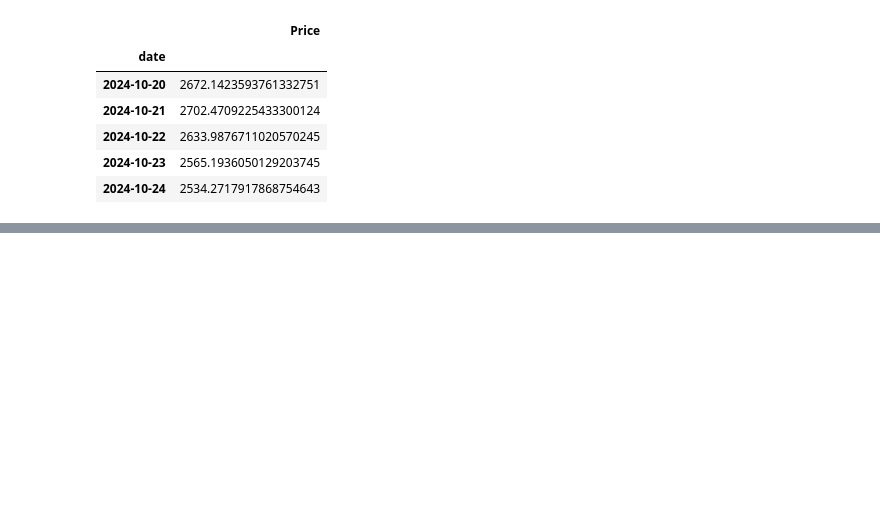
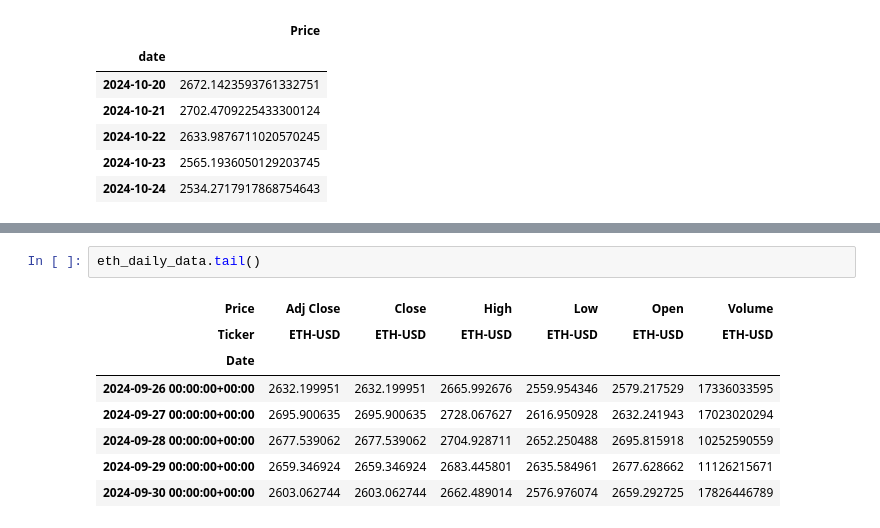
Before and after one commit to Xiaoke1982/FeiCryptoBacktest, a Jupyter notebook: notebooks/CoinGecko_data_generator_test.ipynb, the cells around one changed output, grey strips where cells are left out. Cells and saved outputs as stored; diff of their text form; blank space fills up the shorter version.

```diff
--- a/notebooks/CoinGecko_data_generator_test.ipynb
+++ b/notebooks/CoinGecko_data_generator_test.ipynb
@@ -290,0 +302,11 @@ ModuleNotFoundError: No module named 'yfinance'
+# %%
+eth_daily_data.tail()
+# %% [output]
+| Price | Adj Close | Close | High | Low | Open | Volume |
+| Ticker | ETH-USD | ETH-USD | ETH-USD | ETH-USD | ETH-USD | ETH-USD |
+| Date |  |  |  |  |  |  |
+| 2024-09-26 00:00:00+00:00 | 2632.199951 | 2632.199951 | 2665.992676 | 2559.954346 | 2579.217529 | 17336033595 |
+| 2024-09-27 00:00:00+00:00 | 2695.900635 | 2695.900635 | 2728.067627 | 2616.950928 | 2632.241943 | 17023020294 |
+| 2024-09-28 00:00:00+00:00 | 2677.539062 | 2677.539062 | 2704.928711 | 2652.250488 | 2695.815918 | 10252590559 |
+| 2024-09-29 00:00:00+00:00 | 2659.346924 | 2659.346924 | 2683.445801 | 2635.584961 | 2677.628662 | 11126215671 |
+| 2024-09-30 00:00:00+00:00 | 2603.062744 | 2603.062744 | 2662.489014 | 2576.976074 | 2659.292725 | 17826446789 |
```
Also changed, not shown: parts of 2 cells of this notebook.
